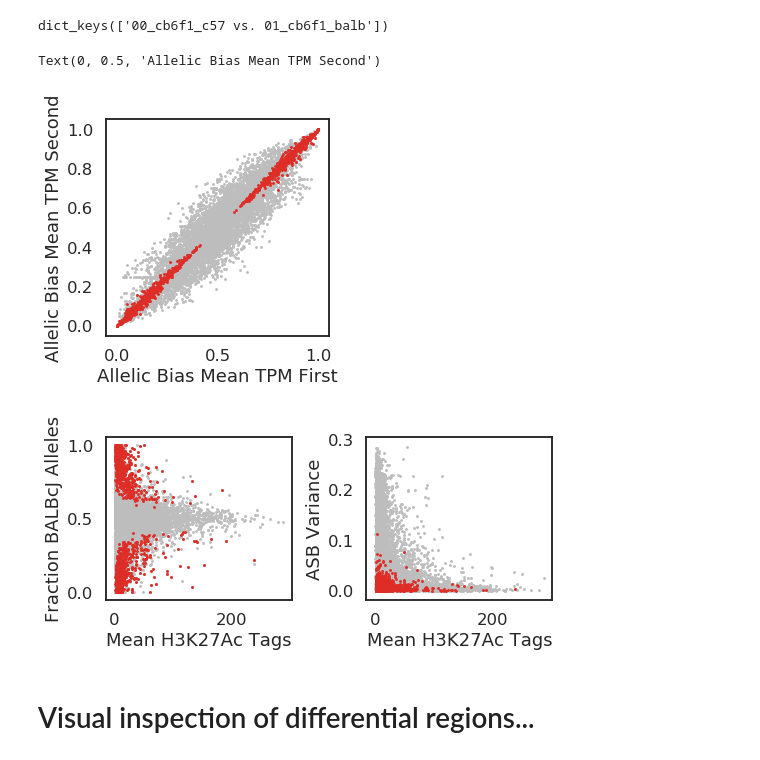
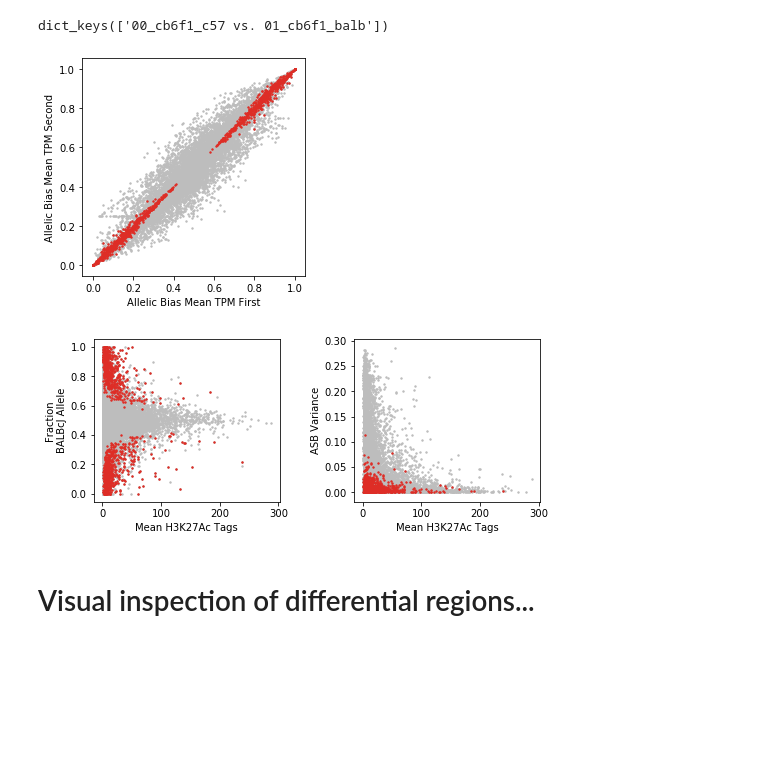
Before and after one commit to HunterBennett/strains_f1, a Jupyter notebook: results/00_CB6F1J_Control_ATAC_05_Differential.ipynb, the cells around one changed output. Cells and saved outputs as stored; diff of their text form; code cells hidden in the pictures; blank space fills up the shorter version.

```diff
--- a/results/00_CB6F1J_Control_ATAC_05_Differential.ipynb
+++ b/results/00_CB6F1J_Control_ATAC_05_Differential.ipynb
@@ -24,10 +24,11 @@ import numpy as np
 import matplotlib
 import matplotlib.pyplot as plt
 import seaborn as sns
-matplotlib.rcParams['savefig.dpi'] = 200
-sns.set(font_scale=1)
-sns.set_context('talk')
-sns.set_style('white')
+# # get matplotlib to save readable fonts
+matplotlib.rcParams['pdf.fonttype'] = 42
+matplotlib.rcParams['ps.fonttype'] = 42
+matplotlib.rcParams['savefig.dpi'] = 500
+
 
 # import custom functions
 import sys
@@ -322,21 +323,23 @@ color= ['#de2d26' if i < 0.05 else '#bdbdbd' for i in df['adj_pval']]
 # %%
 fig, ax = plt.subplots(figsize=(4,4))
 
 ax.scatter(df['allelic_bias_only_muts'],
            df['allelic_bias_only_muts_mean_second'],
            c='#bdbdbd',
            s=2)
 
 ax.scatter(df.loc[df.adj_pval < 0.05, 'allelic_bias_only_muts'],
            df.loc[df.adj_pval < 0.05, 'allelic_bias_only_muts_mean_second'],
            c='#de2d26',
            s=2)
 
 ax.set_xlabel('Allelic Bias Mean TPM First')
 ax.set_ylabel('Allelic Bias Mean TPM Second')
+
+plt.savefig('./figures/allelic_bias_method_comparison.pdf',
+            bbox_inches='tight')
 # %% [output]
-Text(0, 0.5, 'Allelic Bias Mean TPM Second')
-[figure, old version]
+[figure, new version]
 # %%
 fig, axs = plt.subplots(1,2, figsize=(8,3))
 plt.subplots_adjust(wspace=0.4)
@@ -344,30 +347,37 @@ plt.subplots_adjust(wspace=0.4)
 axs[0].scatter(df.loc[:, ['c57bl6j_tag_perfect', 'balbcj_tag_perfect']].mean(1),
                df.loc[:, 'mean_second_asb_mean'],
                c='#bdbdbd',
-               s=2)
+               s=2,
+               rasterized=True)
 
 axs[0].scatter(df.loc[df.adj_pval < 0.05, ['c57bl6j_tag_perfect', 'balbcj_tag_perfect']].mean(1),
                df.loc[df.adj_pval < 0.05, 'mean_second_asb_mean'],
                c='#de2d26',
-               s=2)
+               s=2,
+               rasterized=True)
 
-axs[0].set_ylabel('Fraction BALBcJ Alleles')
+axs[0].set_ylabel('Fraction\nBALBcJ Allele')
 axs[0].set_xlabel('Mean H3K27Ac Tags');
 
 axs[1].scatter(df.loc[:, ['c57bl6j_tag_perfect', 'balbcj_tag_perfect']].mean(1),
                df.loc[:, 'mean_second_asb_var'],
                c='#bdbdbd',
-               s=2)
+               s=2,
+               rasterized=True)
 
 axs[1].scatter(df.loc[df.adj_pval < 0.05, ['c57bl6j_tag_perfect', 'balbcj_tag_perfect']].mean(1),
                df.loc[df.adj_pval < 0.05, 'mean_second_asb_var'],
                c='#de2d26',
-               s=2)
+               s=2,
+               rasterized=True)
 
 axs[1].set_ylabel('ASB Variance')
 axs[1].set_xlabel('Mean H3K27Ac Tags');
+
+plt.savefig('./figures/allelic_bias_differential_genes.pdf',
+            bbox_inches='tight')
 # %% [output]
-[figure, old version]
+[figure, new version]
 # %% [markdown]
 # Visual inspection of differential regions...
 # %%
```
Also changed, not shown: parts of 2 cells of this notebook, 6 other files.
